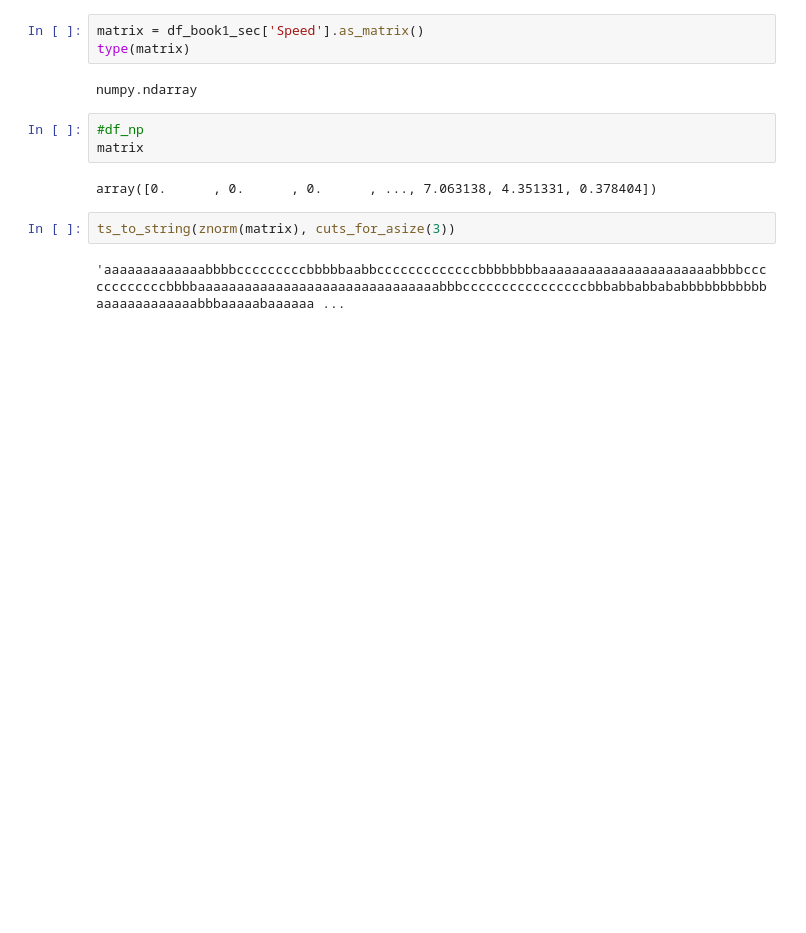
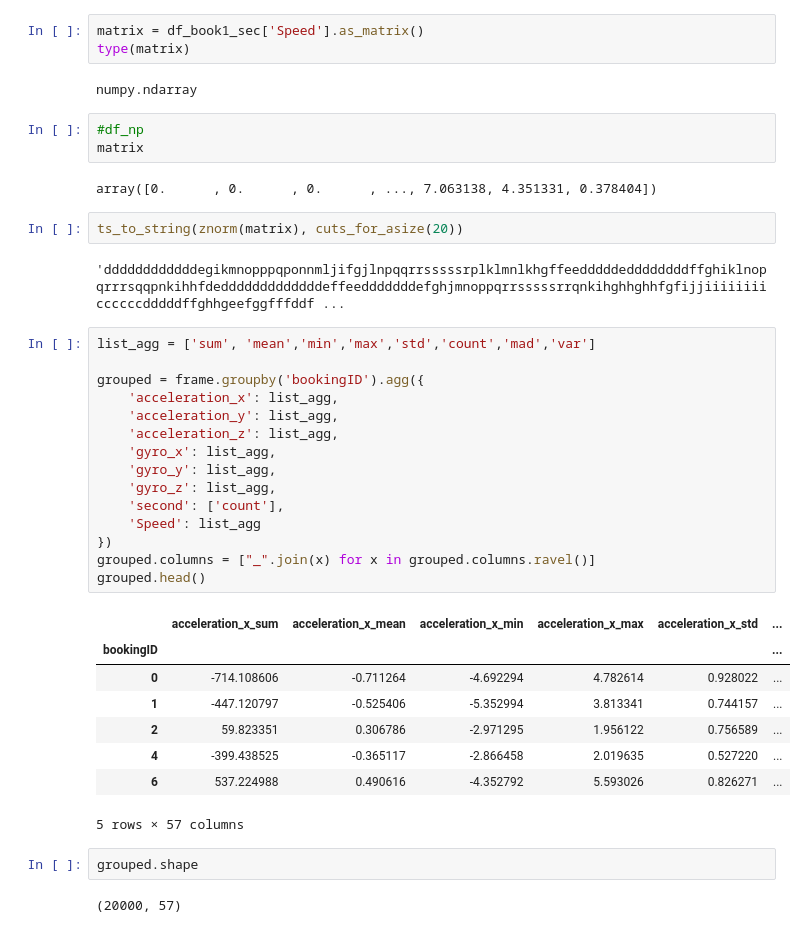
Before and after one commit to truongkhanhduy95/SafetyGrab, a Jupyter notebook: explore/explore.ipynb, the cells around one changed output. Saved outputs shown, nothing was run; the diff lists cells and outputs as text; blank space fills up the shorter version.

```diff
--- a/explore/explore.ipynb
+++ b/explore/explore.ipynb
@@ -249,6 +238,34 @@ matrix
 # %% [output]
 array([0.      , 0.      , 0.      , ..., 7.063138, 4.351331, 0.378404])
 # %%
-ts_to_string(znorm(matrix), cuts_for_asize(3))
+ts_to_string(znorm(matrix), cuts_for_asize(20))
 # %% [output]
-'aaaaaaaaaaaaabbbbcccccccccbbbbbaabbcccccccccccccbbbbbbbbaaaaaaaaaaaaaaaaaaaaaabbbbccccccccccccbbbbaaaaaaaaaaaaaaaaaaaaaaaaaaaaaaabbbccccccccccccccccbbbabbabbababbbbbbbbbbbaaaaaaaaaaaaabbbaaaaabaaaaaa ...
+'ddddddddddddegikmnopppqponnmljifgjlnpqqrrsssssrplklmnlkhgffeedddddeddddddddffghiklnopqrrrsqqpnkihhfdedddddddddddddeffeedddddddefghjmnoppqrrsssssrrqnkihghhghhfgfijjiiiiiiiiccccccdddddffghhgeefggfffddf ...
+# %%
+list_agg = ['sum', 'mean','min','max','std','count','mad','var']
+
+grouped = frame.groupby('bookingID').agg({
+    'acceleration_x': list_agg,
+    'acceleration_y': list_agg,
+    'acceleration_z': list_agg,
+    'gyro_x': list_agg,
+    'gyro_y': list_agg,
+    'gyro_z': list_agg,
+    'second': ['count'],
+    'Speed': list_agg
+})
+grouped.columns = ["_".join(x) for x in grouped.columns.ravel()]
+grouped.head()
+# %% [output]
+|  | acceleration_x_sum | acceleration_x_mean | acceleration_x_min | acceleration_x_max | acceleration_x_std | ... |
+| bookingID |  |  |  |  |  | ... |
+| 0 | -714.108606 | -0.711264 | -4.692294 | 4.782614 | 0.928022 | ... |
+| 1 | -447.120797 | -0.525406 | -5.352994 | 3.813341 | 0.744157 | ... |
+| 2 | 59.823351 | 0.306786 | -2.971295 | 1.956122 | 0.756589 | ... |
+| 4 | -399.438525 | -0.365117 | -2.866458 | 2.019635 | 0.527220 | ... |
+| 6 | 537.224988 | 0.490616 | -4.352792 | 5.593026 | 0.826271 | ... |
+5 rows × 57 columns
+# %%
+grouped.shape
+# %% [output]
+(20000, 57)
```
Also changed, not shown: parts of 6 cells of this notebook.
